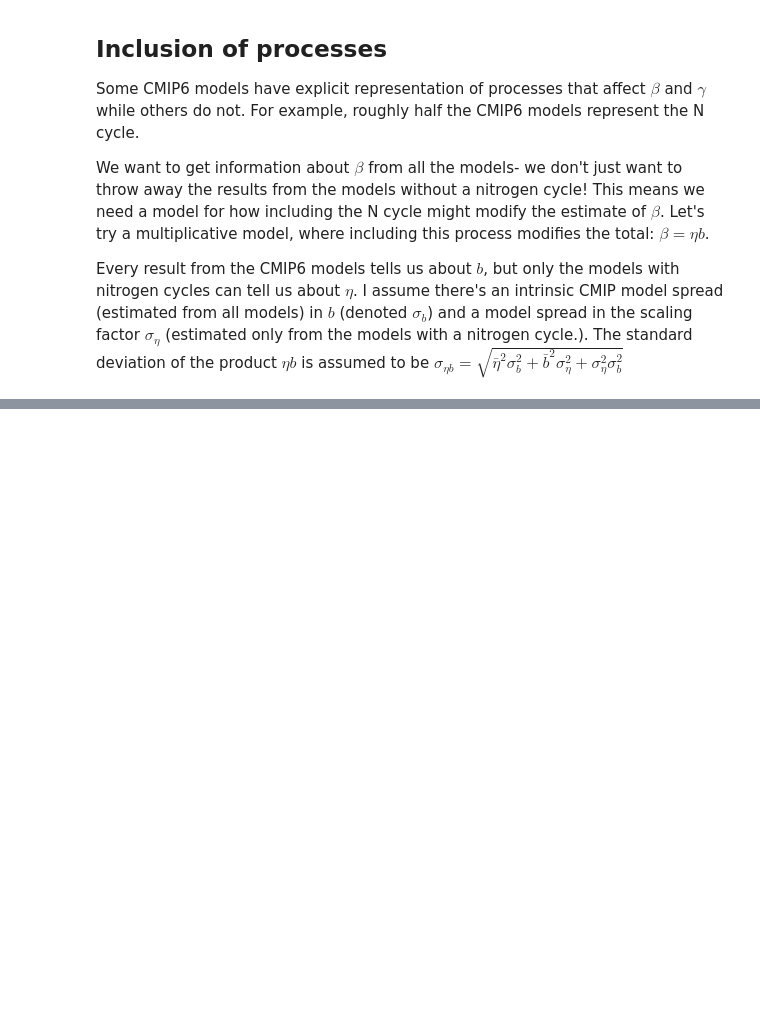
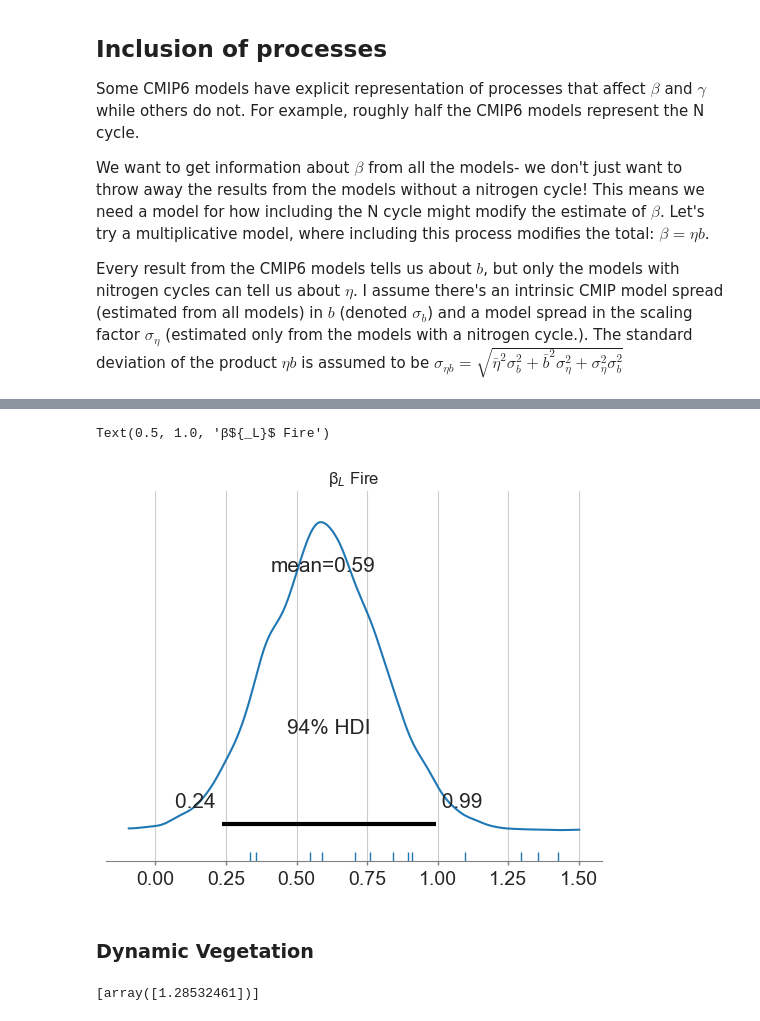
Before and after one commit to rebeccamayvarney/TCRE_betagamma, a Jupyter notebook: Bayes_betagamma_land.ipynb, the cells around one changed output, grey strips where cells are left out. Saved outputs shown, nothing was run; the diff lists cells and outputs as text; code cells hidden in the pictures; blank space fills up the shorter version.

```diff
--- a/Bayes_betagamma_land.ipynb
+++ b/Bayes_betagamma_land.ipynb
@@ -217,0 +353,40 @@ library imit=] is not found.
+# %%
+with pm.Model() as beta_land_model:
+
+    # η prior, informed by observations
+    #PRIOR
+    eta = pm.Uniform("eta", 0,1)
+    # Variance of eta
+    #PRIOR
+    sigma_eta = pm.HalfNormal("sigma_eta",0.1)
+    # Learn the true value of η and its uncertainty from the published estimates
+    eta_obs=pm.Normal("eta_obs", mu=eta, sigma=sigma_eta, observed=eta_proc)
+
+    # mean of unscaled CO2 effect
+    #PRIOR
+    #IT WILL BE SENSITIVE TO THIS
+    βL=pm.Normal("βL",0,100)
+
+    # Structural spread of models with no process X
+    #PRIOR
+    tau_B = pm.HalfNormal("tau_B", sigma=0.05)
+
+
+    mu_B = pm.Deterministic("mu_B", βL/eta)
+
+
+    # Derived standard deviation for β models
+    tau_beta_sq =  eta**2 * tau_B**2 + mu_B**2 * sigma_eta**2
+    tau_beta = pm.Deterministic("tau_beta", pm.math.sqrt(tau_beta_sq))
+
+    #Internal variability: REPLACE IF WE GET MODEL ESTIMATES
+    #IT'S VERY SENSITIVE TO THIS
+    sigma_b=np.sqrt(evidence_CMIP6['beta_land'][~cmip6_hasFire]) #.1 #np.sqrt(evidence['βL_without_N'])
+    sigma_beta = np.sqrt(evidence_CMIP6['beta_land'][cmip6_hasFire]) #.1  #np.sqrt(evidence['βL_including_N'])
+
+    # Likelihoods
+    B_obs = pm.Normal("B_obs", mu=mu_B, sigma=pm.math.sqrt(tau_B**2+sigma_b**2), observed=evidence_CMIP6['beta_land'][~cmip6_hasFire])
+    beta_obs = pm.Normal("beta_obs", mu=βL, sigma=pm.math.sqrt(tau_beta**2+sigma_beta**2), observed=evidence_CMIP6['beta_land'][cmip6_hasFire])
+
+    # Posterior sampling
+    beta_land_trace_fire = pm.sample(2000, tune=1000, target_accept=0.95, return_inferencedata=True)
@@ -217,0 +401,17 @@ library imit=] is not found.
+# %%
+az.plot_posterior(beta_land_trace_fire,var_names=["βL"])
+sns.rugplot(evidence_CMIP6['beta_land'])
+plt.title('β${_L}$ Fire')
+# %% [output]
+Text(0.5, 1.0, 'β${_L}$ Fire')
+[figure, added]
+# %% [markdown]
+### Dynamic Vegetation
+# %%
+# from 4xCO2
+eta_dynveg_ukesm= beta_4xCO2[TCREsource_betagamma['model'].isin(['UKESM1-1_ctrl'])]/beta_4xCO2[TCREsource_betagamma['model'].isin(['UKESM1-1_nodgvm'])]
+
+eta_proc = [eta_dynveg_ukesm]
+print(eta_proc)
+# %% [output]
+[array([1.28532461])]
```
Also changed, not shown: parts of 29 cells of this notebook, 2 other files.
